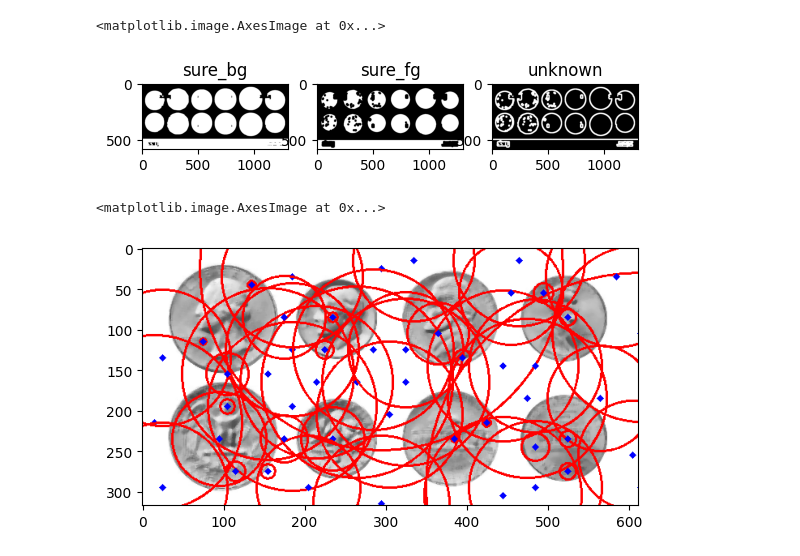
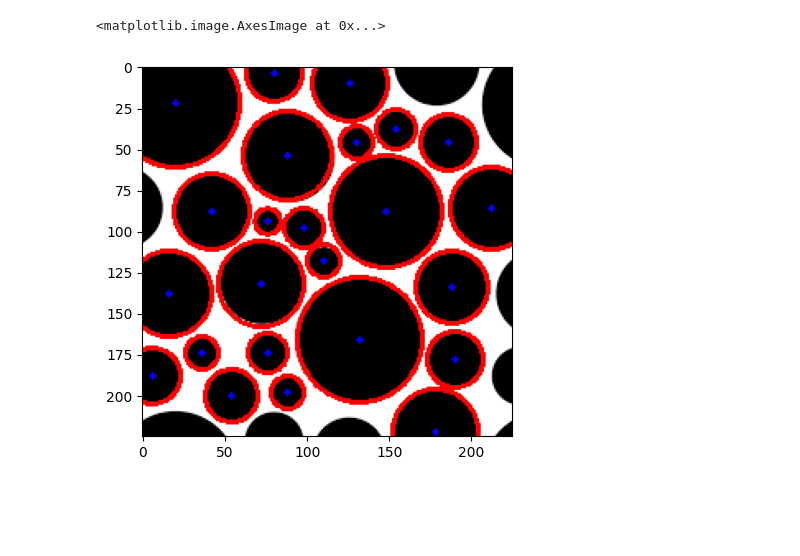
Before and after one commit to ssh0628/open_cv_prac, a Jupyter notebook: test5.ipynb, the cells around one changed output. Drawn from its saved outputs; the diff is of its cells as text; code cells hidden in the pictures; blank space fills up the shorter version.

```diff
--- a/test5.ipynb
+++ b/test5.ipynb
@@ -33,23 +34,16 @@ error: OpenCV(4.11.0) /io/opencv/modules/imgproc/src/color.cpp:199: error: (-215
-# %%
-plt.subplot(1,3,1); plt.title("sure_bg"); plt.imshow(sure_bg, cmap="gray")
-plt.subplot(1,3,2); plt.title("sure_fg"); plt.imshow(sure_fg, cmap="gray")
-plt.subplot(1,3,3); plt.title("unknown"); plt.imshow(unknown, cmap="gray")
-# %% [output]
-<matplotlib.image.AxesImage at 0x...>
-[figure, removed]
 # %%
-img2 = cv.imread('./data/coin.jpg', cv.IMREAD_GRAYSCALE)
-img2 = cv.medianBlur(img2,5)
+img2 = cv.imread('circles.png', cv.IMREAD_GRAYSCALE)
+img2 = cv.medianBlur(img2,3)
 cimg = cv.cvtColor(img2,cv.COLOR_GRAY2BGR)
 
-circles = cv.HoughCircles(img2,cv.HOUGH_GRADIENT,10,40, param1=50,param2=30,minRadius=0,maxRadius=0)
+circles = cv.HoughCircles(img2,cv.HOUGH_GRADIENT,1,20, param1=50,param2=30,minRadius=0,maxRadius=0)
 
 circles = np.uint16(np.around(circles))
 for i in circles[0,:]:
     cv.circle(cimg,(i[0],i[1]),i[2],(0,0,255),2)
-    cv.circle(cimg,(i[0],i[1]),2,(255,0,0),3)
+    cv.circle(cimg,(i[0],i[1]),2,(255,0,0),-1)
 
 plt.imshow(cv.cvtColor(cimg, cv.COLOR_BGR2RGB))
 # %% [output]
 <matplotlib.image.AxesImage at 0x...>
-[figure, old version]
+[figure, new version]
```
Also changed, not shown: parts of 1 cell of this notebook, 2 other files.
